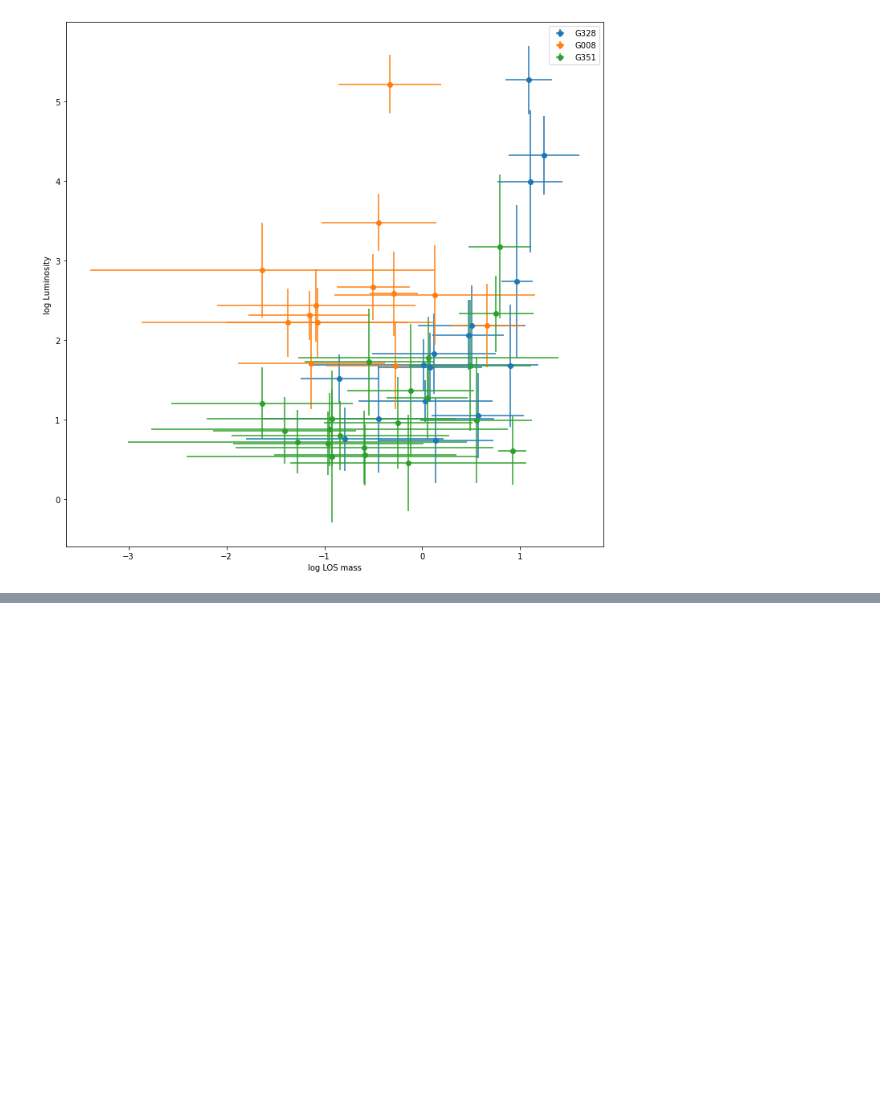
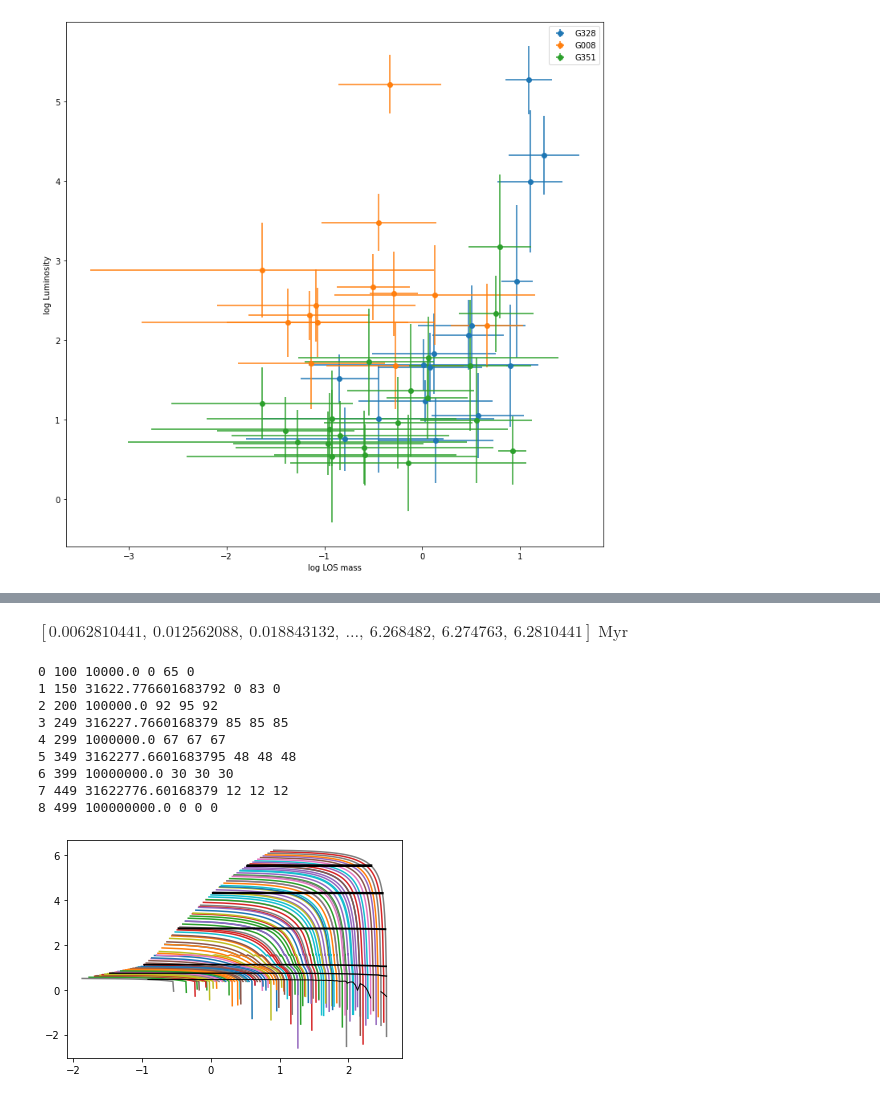
Before and after one commit to keflavich/SPICY_ALMAIMF, a Jupyter notebook: notebooks/MergeTables.ipynb, the cells around one changed output, grey strips where cells are left out. Saved outputs shown, nothing was run; the diff lists cells and outputs as text; code cells hidden in the pictures; blank space fills up the shorter version.

```diff
--- a/notebooks/MergeTables.ipynb
+++ b/notebooks/MergeTables.ipynb
@@ -270,0 +322,4 @@ Table length=384
+# %%
+(tb['Time']*u.s).to(u.Myr)
+# %% [output]
+$[0.0062810441,~0.012562088,~0.018843132,~\dots,~6.268482,~6.274763,~6.2810441] \; \mathrm{Myr}$
@@ -270,0 +346,41 @@ Table length=384
+# %%
+times_tc = (np.geomspace(1e3, 2e6, 100)*u.yr).to(u.s).value
+
+tbfns = glob.glob("/blue/adamginsburg/richardson.t/research/protostellar_evolution/turbulentcore/protostellar_evolution_m*")
+
+massgrid_tc = np.zeros([len(tbfns), len(times_tc)])
+lumgrid_tc = np.zeros([len(tbfns), len(times_tc)])
+
+for ii, tbfn in enumerate(tbfns):
+    tb = Table.read(tbfn, format='ascii')
+    m_final = tb['Stellar_Mass'].max()
+    masses = np.interp(times_tc, tb['Time'], tb['Stellar_Mass'])
+    luminosity = np.interp(times_tc, tb['Time'], tb['Total_Luminosity'])
+
+    massgrid_tc[ii, :] = masses
+    lumgrid_tc[ii, :] = luminosity
+# %%
+pl.plot(np.log10((np.nanmax(massgrid_is, axis=1)[:,None] - massgrid_is)*3).T, np.log10(lumgrid_is).T);
+massinds = np.argsort(np.nanmax(massgrid_is, axis=1))
+for ii, time in enumerate(np.geomspace(1e4, 1e8, 9)):
+    ind = np.argmin(np.abs(times_is - time*(u.yr/u.s).decompose()))
+    masses = np.log10((np.nanmax(massgrid_is, axis=1)[:,None] - massgrid_is)*3).T[ind,massinds]
+    lums = np.log10(lumgrid_is).T[ind,massinds]
+    ok = np.isfinite(masses) & np.isfinite(lums)
+    print(ii,ind,time,ok.sum(),np.isfinite(masses).sum(), np.isfinite(lums).sum())
+    pl.plot(masses, lums,
+            label=f'10$^{{{np.log10(time):0.1f}}}$',
+            color='k',
+            linewidth=(ii+1)/3,
+           );
+# %% [output]
+0 100 10000.0 0 65 0
+1 150 31622.776601683792 0 83 0
+2 200 100000.0 92 95 92
+3 249 316227.7660168379 85 85 85
+4 299 1000000.0 67 67 67
+5 349 3162277.6601683795 48 48 48
+6 399 10000000.0 30 30 30
+7 449 31622776.60168379 12 12 12
+8 499 100000000.0 0 0 0
+[figure, added]
```
Also changed, not shown: parts of 24 cells of this notebook, 6 other files.
